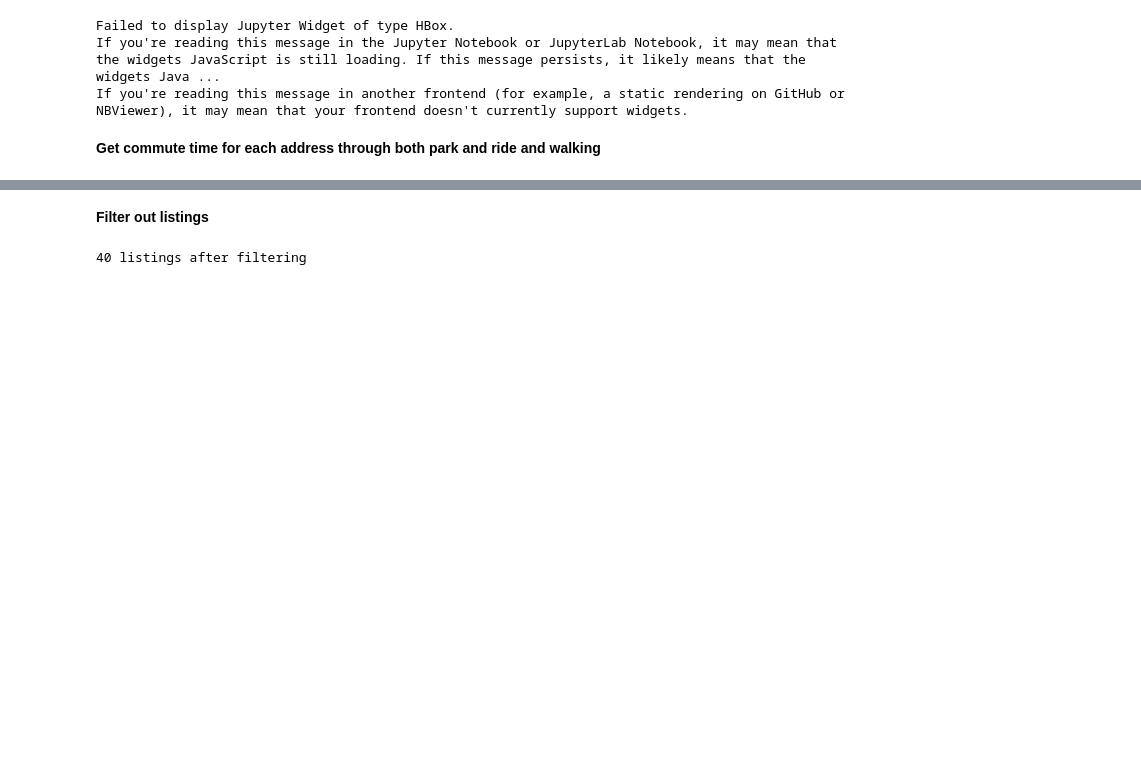
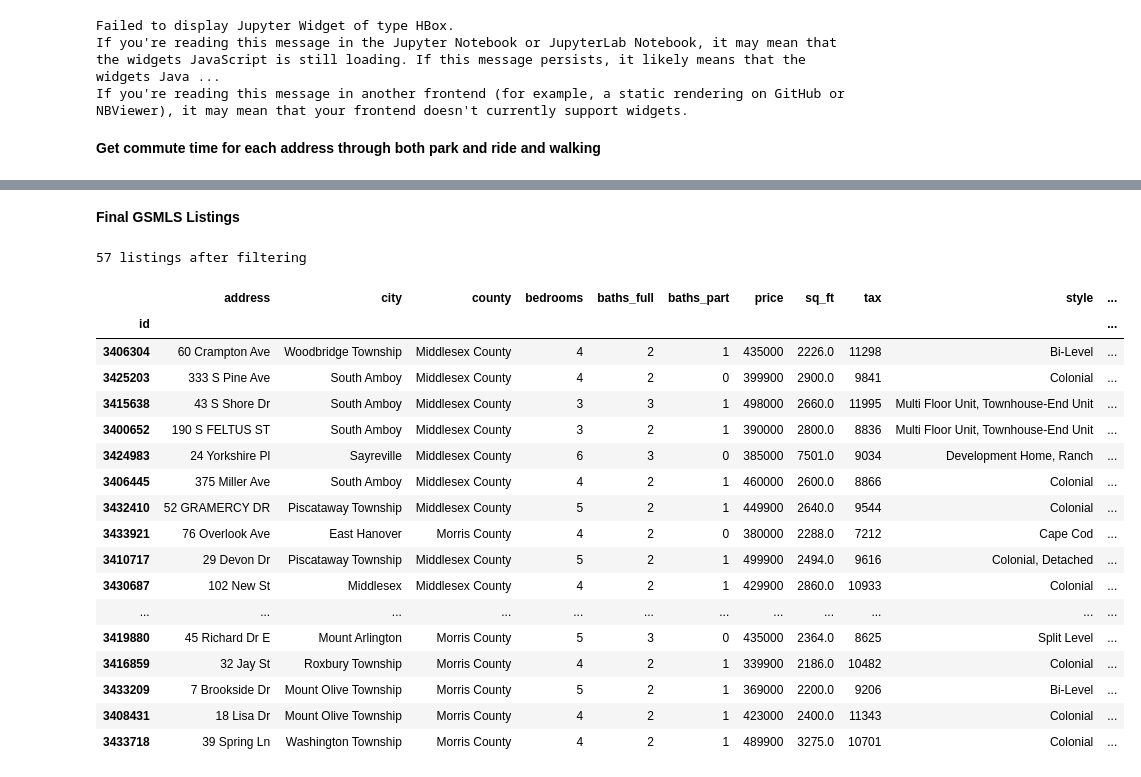
Before and after one commit to AlJohri/nj-house-search, a Jupyter notebook: analysis.ipynb, the cells around one changed output, grey strips where cells are left out. Drawn from its saved outputs; the diff is of its cells as text; code cells hidden in the pictures; blank space fills up the shorter version.

```diff
--- a/analysis.ipynb
+++ b/analysis.ipynb
@@ -30,27 +37,27 @@ def preview_df(df, columns):
 # %%
 from gsmls import get_listings
 
-# counties = ['Morris', 'Bergen', 'Hudson', 'Union', 'Passaic', 'Essex']
-counties = ['Morris', 'Bergen', 'Hudson', 'Union', 'Essex']
-
-listings_list = []
+gsmls_listings = []
 for county in tqdm(counties):
 
-    listings_list += get_listings(county,
+    gsmls_listings += get_listings(county,
                            min_list_price=300000,
                            max_list_price=400000,
                            min_bedrooms=3,
                            min_bathrooms=2)
 
-    listings_list += get_listings(county,
+    gsmls_listings += get_listings(county,
                            min_list_price=400000,
                            max_list_price=500000,
                            min_bedrooms=3,
                            min_bathrooms=2)
 
-listings = {int(x['id']):x for x in listings_list if x['address']}
+print(f"Downloaded {len(gsmls_listings)} listings from GSMLS.")
+gsmls_listings = [x for x in gsmls_listings if x['address']]
+print(f"Filtered down to {len(gsmls_listings)} listings due to null address.")
 
-print(f"Downloaded {len(listings)} listings from GSMLS.")
+for listing in gsmls_listings:
+    listing['source'] = 'GSMLS'
 # %% [output]
 Failed to display Jupyter Widget of type HBox.
 If you're reading this message in the Jupyter Notebook or JupyterLab Notebook, it may mean that the widgets JavaScript is still loading. If this message persists, it likely means that the widgets Java ...
@@ -144,31 +216,54 @@ If you're reading this message in another frontend (for example, a static render
-# %% [markdown]
-**Filter out listings**
+# %% [markdown]
+**Final GSMLS Listings**
 # %%
 ONE_HOUR_TEN_MINUTES = 3960
 ONE_HOUR_THIRTY_MINUTES = 5400
 ONE_HOUR_FORTY_MINUTES = 6000
+
 blacklist_cities = [
     'Paterson City', 'West Orange Twp.', 'Belleville Twp.', 'Elizabeth City',
     'Jefferson Twp.', 'Passaic City', 'Newark City']
-df = pd.DataFrame(listings).T
-df.drop('id', axis=1, inplace=True)
-a = df[
-    (df['address'].notnull()) & # must have non-null address
-    (~df['city/town'].isin(blacklist_cities)) &
-#     (df['park_and_ride_duration'] <= ONE_HOUR_THIRTY_MINUTES) &
-    (df['sq_ft'] > 2000) &
-    (df['tax'] < 10000) &
-    (~df['heat_source'].str.contains('oil', case=False, na=True)) # includes listings with heat source = null
+df1 = pd.DataFrame(gsmls_listings)
+df1.set_index('id', inplace=True)
+
+df1 = df1[
+    (df1.address.notnull()) & # must have non-null address
+    (~df1.city.isin(blacklist_cities)) &
+    (df1.sq_ft > 2000) &
+    (df1.tax < 12000) &
+    (~df1.heat_source.str.contains('oil', case=False, na=True)) &
+    (~df1.water.str.contains('well', case=False, na=True)) &
+    (~df1.sewer.str.contains('septic', case=False, na=True))
 ]
 
+df1 = df1.sort_values(by=['park_and_ride_duration', 'park_and_ride_distance'], ascending=[True, True])
+
+# (df['park_and_ride_duration'] <= ONE_HOUR_THIRTY_MINUTES) &
 # (df['nyc_duration'].notnull()) & # must have nyc transit duration
 # (df['nyc_duration'] <= ONE_HOUR_TEN_MINUTES) &
 # (df['style'] == 'Colonial') &
 
-print(len(a), "listings after filtering")
+print(len(df1), "listings after filtering")
 
-# oil
-# Water: Well
-# Sewer: Septic
+# nyc_duration_text
+preview_gsmls_df(df1)
 # %% [output]
-40 listings after filtering
+57 listings after filtering
+|  | address | city | county | bedrooms | baths_full | baths_part | price | sq_ft | tax | style | ... |
+| id |  |  |  |  |  |  |  |  |  |  | ... |
+| 3406304 | 60 Crampton Ave | Woodbridge Township | Middlesex County | 4 | 2 | 1 | 435000 | 2226.0 | 11298 | Bi-Level | ... |
+| 3425203 | 333 S Pine Ave | South Amboy | Middlesex County | 4 | 2 | 0 | 399900 | 2900.0 | 9841 | Colonial | ... |
+| 3415638 | 43 S Shore Dr | South Amboy | Middlesex County | 3 | 3 | 1 | 498000 | 2660.0 | 11995 | Multi Floor Unit, Townhouse-End Unit | ... |
+| 3400652 | 190 S FELTUS ST | South Amboy | Middlesex County | 3 | 2 | 1 | 390000 | 2800.0 | 8836 | Multi Floor Unit, Townhouse-End Unit | ... |
+| 3424983 | 24 Yorkshire Pl | Sayreville | Middlesex County | 6 | 3 | 0 | 385000 | 7501.0 | 9034 | Development Home, Ranch | ... |
+| 3406445 | 375 Miller Ave | South Amboy | Middlesex County | 4 | 2 | 1 | 460000 | 2600.0 | 8866 | Colonial | ... |
+| 3432410 | 52 GRAMERCY DR | Piscataway Township | Middlesex County | 5 | 2 | 1 | 449900 | 2640.0 | 9544 | Colonial | ... |
+| 3433921 | 76 Overlook Ave | East Hanover | Morris County | 4 | 2 | 0 | 380000 | 2288.0 | 7212 | Cape Cod | ... |
+| 3410717 | 29 Devon Dr | Piscataway Township | Middlesex County | 5 | 2 | 1 | 499900 | 2494.0 | 9616 | Colonial, Detached | ... |
+| 3430687 | 102 New St | Middlesex | Middlesex County | 4 | 2 | 1 | 429900 | 2860.0 | 10933 | Colonial | ... |
+| ... | ... | ... | ... | ... | ... | ... | ... | ... | ... | ... | ... |
+| 3419880 | 45 Richard Dr E | Mount Arlington | Morris County | 5 | 3 | 0 | 435000 | 2364.0 | 8625 | Split Level | ... |
+| 3416859 | 32 Jay St | Roxbury Township | Morris County | 4 | 2 | 1 | 339900 | 2186.0 | 10482 | Colonial | ... |
+| 3433209 | 7 Brookside Dr | Mount Olive Township | Morris County | 5 | 2 | 1 | 369000 | 2200.0 | 9206 | Bi-Level | ... |
+| 3408431 | 18 Lisa Dr | Mount Olive Township | Morris County | 4 | 2 | 1 | 423000 | 2400.0 | 11343 | Colonial | ... |
+| 3433718 | 39 Spring Ln | Washington Township | Morris County | 4 | 2 | 1 | 489900 | 3275.0 | 10701 | Colonial | ... |
```
Also changed, not shown: parts of 15 cells of this notebook, 5 other files.
